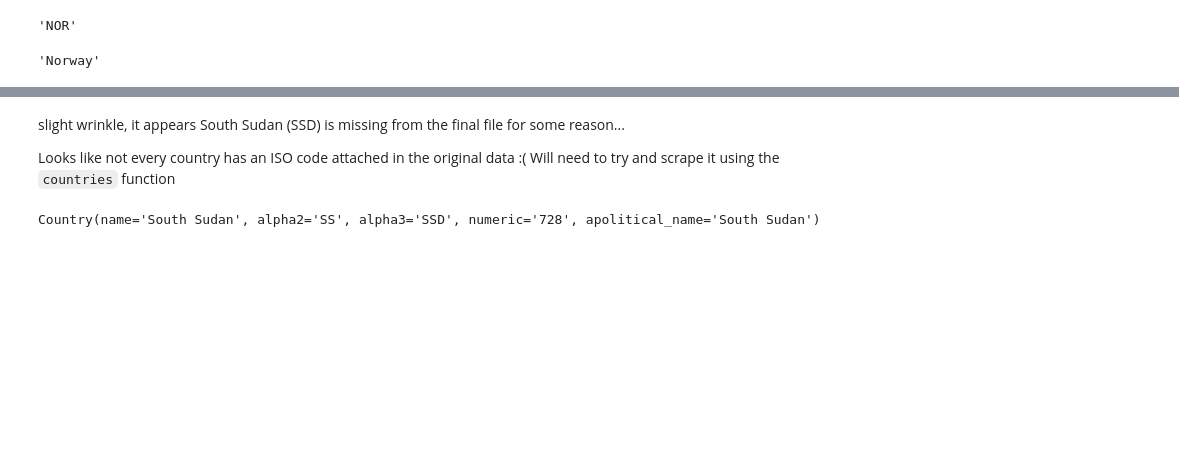
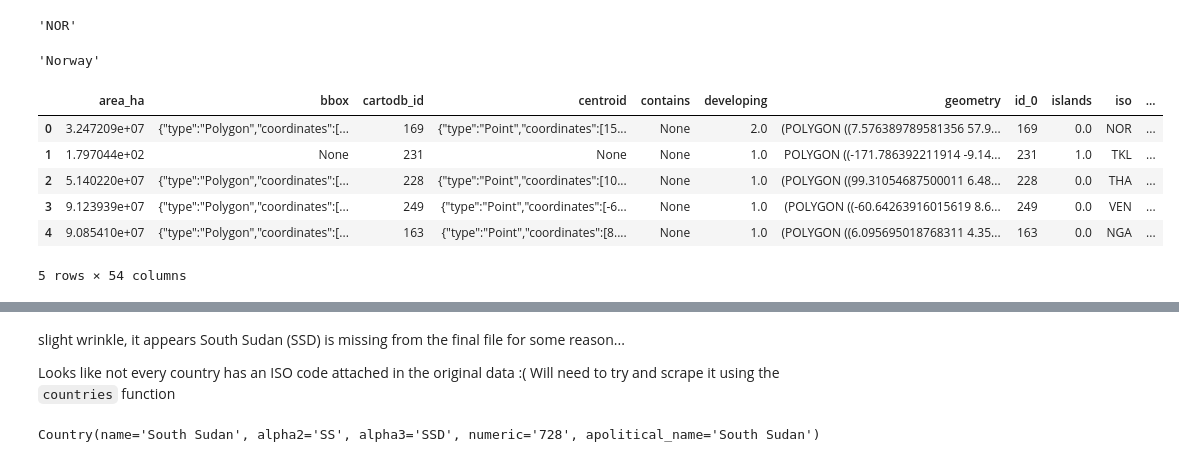
Before and after one commit to Vizzuality/helix-scope-data, a Jupyter notebook: work/Reduce_shape_complexity.ipynb, the cells around one changed output, grey strips where cells are left out. Drawn from its saved outputs; the diff is of its cells as text; code cells hidden in the pictures; blank space fills up the shorter version.

```diff
--- a/work/Reduce_shape_complexity.ipynb
+++ b/work/Reduce_shape_complexity.ipynb
@@ -118,3 +119,16 @@ countries.get('NO').name
 # 'name_0', 'iso'  - name_0 should be name_engli and iso should be 3-character iso code
 # %%
 tmp_geoms = s.geometry.simplify(0.4, preserve_topology=True)  # Gives all little areas
+# %%
+s_smaller = s
+s_smaller.geometry = tmp_geoms
+# %%
+s_smaller.head()
+# %% [output]
+|  | area_ha | bbox | cartodb_id | centroid | contains | developing | geometry | id_0 | islands | iso | ... |
+| 0 | 3.247209e+07 | {"type":"Polygon","coordinates":[... | 169 | {"type":"Point","coordinates":[15... | None | 2.0 | (POLYGON ((7.576389789581356 57.9... | 169 | 0.0 | NOR | ... |
+| 1 | 1.797044e+02 | None | 231 | None | None | 1.0 | POLYGON ((-171.786392211914 -9.14... | 231 | 1.0 | TKL | ... |
+| 2 | 5.140220e+07 | {"type":"Polygon","coordinates":[... | 228 | {"type":"Point","coordinates":[10... | None | 1.0 | (POLYGON ((99.31054687500011 6.48... | 228 | 0.0 | THA | ... |
+| 3 | 9.123939e+07 | {"type":"Polygon","coordinates":[... | 249 | {"type":"Point","coordinates":[-6... | None | 1.0 | (POLYGON ((-60.64263916015619 8.6... | 249 | 0.0 | VEN | ... |
+| 4 | 9.085410e+07 | {"type":"Polygon","coordinates":[... | 163 | {"type":"Point","coordinates":[8.... | None | 1.0 | (POLYGON ((6.095695018768311 4.35... | 163 | 0.0 | NGA | ... |
+5 rows × 54 columns
```
Also changed, not shown: parts of 9 cells of this notebook, 3 other files.
